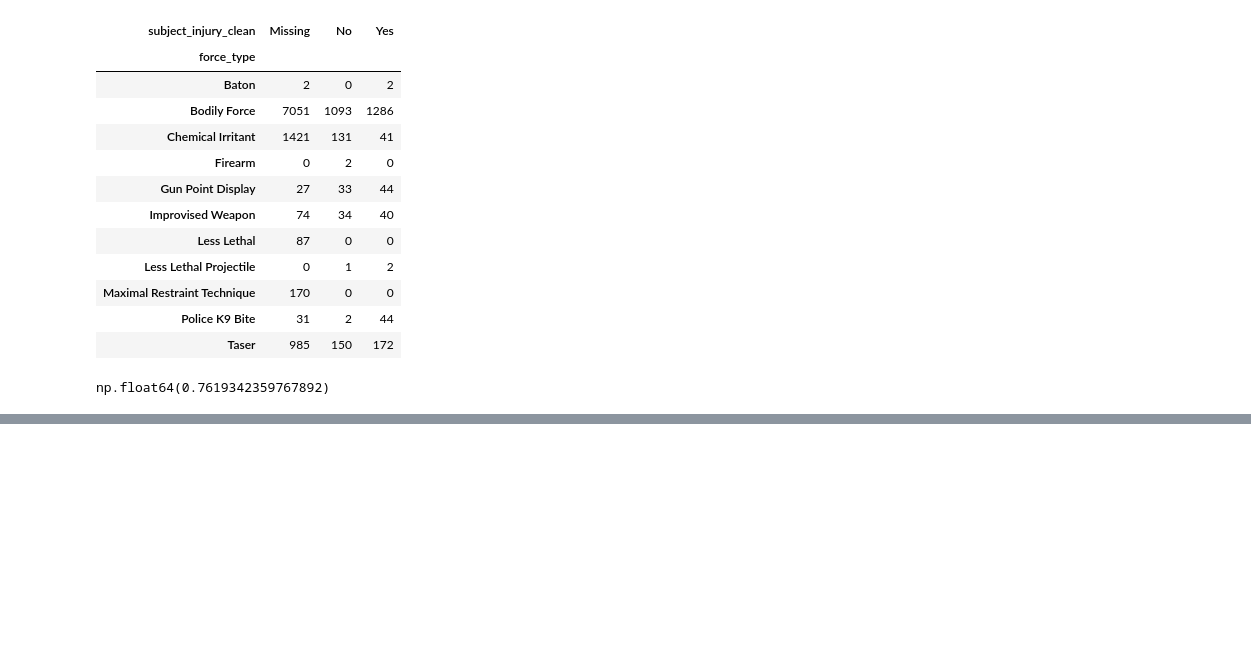
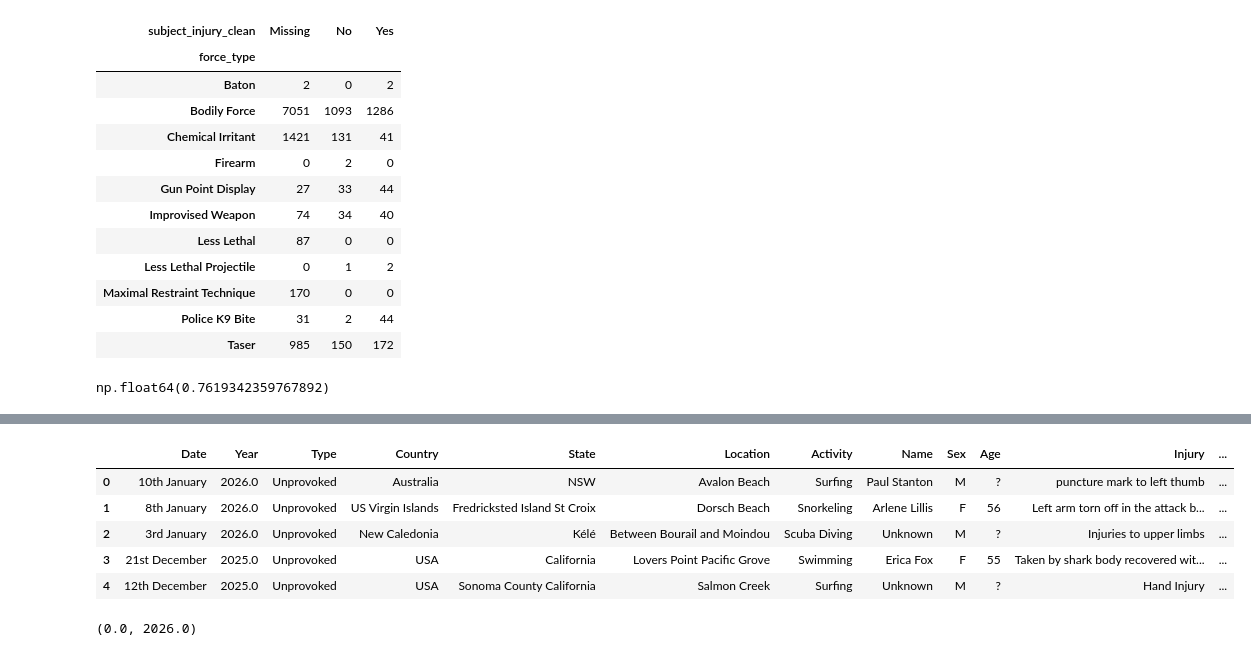
Before and after one commit to inmarjr/wrangling, a Jupyter notebook: assignment/assignment.ipynb, the cells around one changed output, grey strips where cells are left out. Saved outputs shown, nothing was run; the diff lists cells and outputs as text; code cells hidden in the pictures; blank space fills up the shorter version.

```diff
--- a/assignment/assignment.ipynb
+++ b/assignment/assignment.ipynb
@@ -107,0 +156,26 @@ np.float64(0.7619342359767892)
+# %%
+#Q2.2
+sharks = sharks.drop(columns=[
+    "pdf",
+    "href formula",
+    "href",
+    "Case Number",
+    "Case Number.1",
+    "original order",
+    "Unnamed: 21",
+    "Unnamed: 22"
+])
+sharks.head()
+# %% [output]
+|  | Date | Year | Type | Country | State | Location | Activity | Name | Sex | Age | Injury | ... |
+| 0 | 10th January | 2026.0 | Unprovoked | Australia | NSW | Avalon Beach | Surfing | Paul Stanton | M | ? | puncture mark to left thumb | ... |
+| 1 | 8th January | 2026.0 | Unprovoked | US Virgin Islands | Fredricksted Island St Croix | Dorsch Beach | Snorkeling | Arlene Lillis | F | 56 | Left arm torn off in the attack b... | ... |
+| 2 | 3rd January | 2026.0 | Unprovoked | New Caledonia | Kélé | Between Bourail and Moindou | Scuba Diving | Unknown | M | ? | Injuries to upper limbs | ... |
+| 3 | 21st December | 2025.0 | Unprovoked | USA | California | Lovers Point Pacific Grove | Swimming | Erica Fox | F | 55 | Taken by shark body recovered wit... | ... |
+| 4 | 12th December | 2025.0 | Unprovoked | USA | Sonoma County California | Salmon Creek | Surfing | Unknown | M | ? | Hand Injury | ... |
+# %%
+#Q2.3
+sharks = sharks.dropna(subset=["Year"])
+sharks["Year"].min(), sharks["Year"].max()
+# %% [output]
+(0.0, 2026.0)
```
Also changed, not shown: parts of 20 cells of this notebook.
